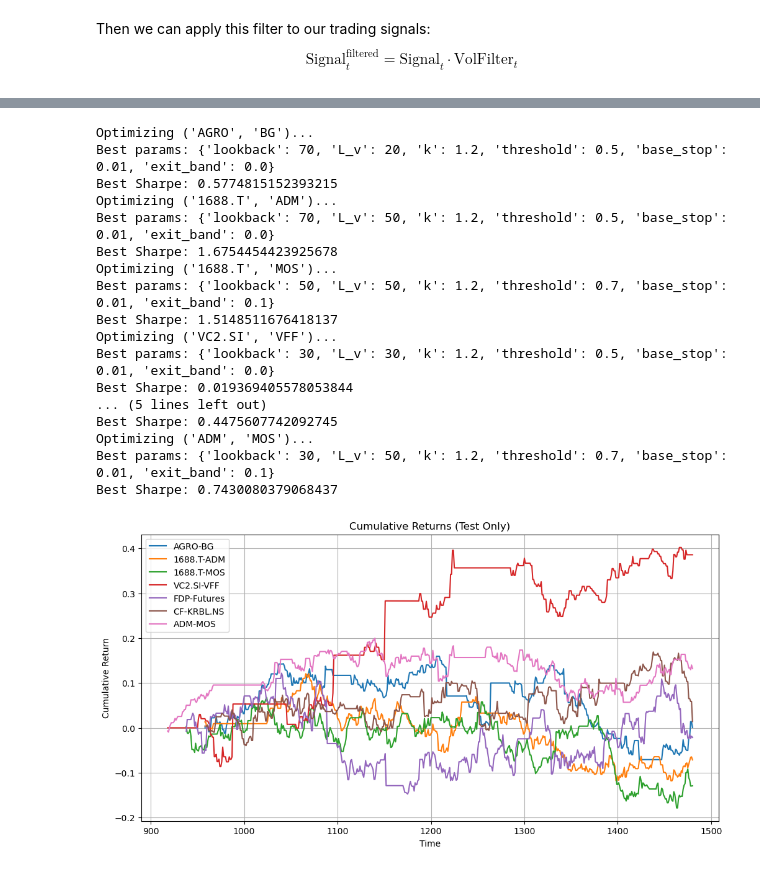
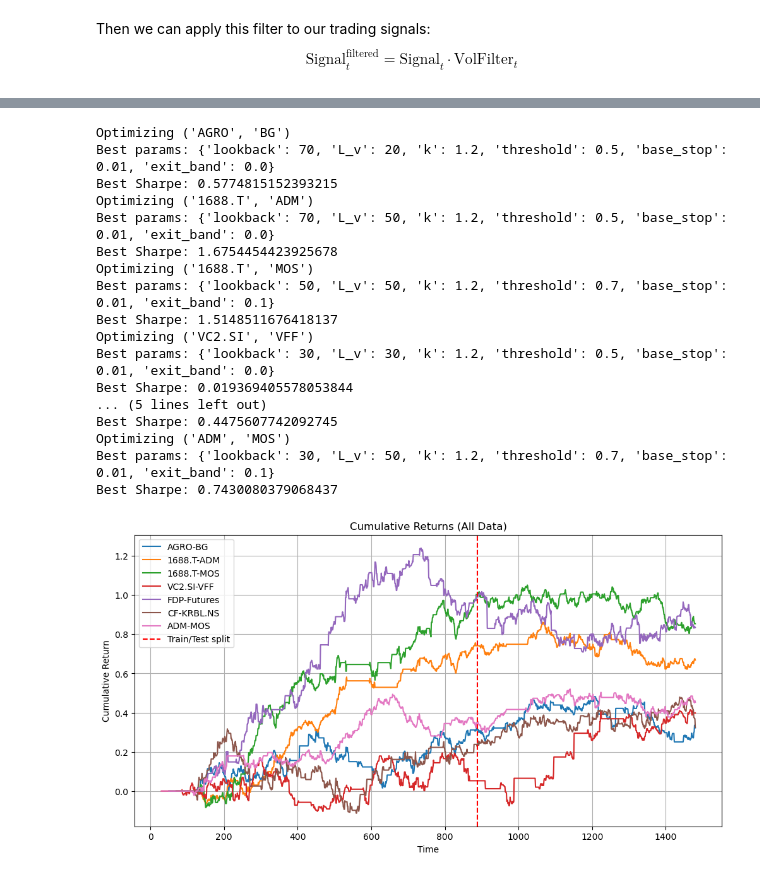
Before and after one commit to NatachaGsn/rice-trading-project, a Jupyter notebook: Trading_game2.ipynb, the cells around one changed output, grey strips where cells are left out. Saved outputs shown, nothing was run; the diff lists cells and outputs as text; code cells hidden in the pictures.

```diff
--- a/Trading_game2.ipynb
+++ b/Trading_game2.ipynb
@@ -194,8 +209,4 @@ is a stationary error term. To estimate we can use VECM estimation like in the c
 # %%
-#We keep only the cointegrated pairs
-
-Asset_cointegrated = results_df[results_df["Cointegrated"]== 1][["Asset 1", "Asset 2"]]
-
 #This function aim to estimate the mu and gamma coefficient for a cointegrated pair
 def estimate_coint_coeffs(Y):
 
@@ -205,7 +216,10 @@ def estimate_coint_coeffs(Y):
 
     X = np.column_stack([np.ones(len(Asset_2)), Asset_2])
 
-    beta = np.linalg.lstsq(X, Asset_1, rcond=None)[0]
+    try:
+        beta = np.linalg.lstsq(X, Asset_1, rcond=None)[0]
+    except np.linalg.LinAlgError:
+        return np.nan, np.nan
 
     mu = beta[0]
     gamma = beta[1]
@@ -543,3 +543,0 @@ for pair, Y in pairs_Y.items():
-# %%
-split_plot_idx = split_idx - 50  # lookback = 50
-time_index = Y.index[-len(cum_returns):]
@@ -631,14 +720,15 @@ def evaluate_strategy_train(Y, params):
         exit_band=params["exit_band"]
     )
 
+
     returns = res["returns"]
     split_idx = res["split_index"]
 
     train_returns = returns[:split_idx]
 
-    if np.nanstd(train_returns) == 0:
+    sharpe = sharpe_ratio(train_returns)
+
+    if np.isnan(sharpe):
         return -np.inf
 
-    sharpe = np.nanmean(train_returns) / np.nanstd(train_returns) * np.sqrt(252)
-
     return sharpe
@@ -681,7 +777,7 @@ best_params_all = {}
 
 for pair, Y in pairs_Y.items():
 
-    print(f"Optimizing {pair}...")
+    print(f"Optimizing {pair}")
 
     best_params, results_df = optimize_parameters(Y, param_grid)
 
@@ -690,65 +786,62 @@ for pair, Y in pairs_Y.items():
     print("Best params:", best_params)
     print("Best Sharpe:", results_df.iloc[0]["Sharpe"])
 # %% [output]
-Optimizing ('AGRO', 'BG')...
+Optimizing ('AGRO', 'BG')
 Best params: {'lookback': 70, 'L_v': 20, 'k': 1.2, 'threshold': 0.5, 'base_stop': 0.01, 'exit_band': 0.0}
 Best Sharpe: 0.5774815152393215
-Optimizing ('1688.T', 'ADM')...
+Optimizing ('1688.T', 'ADM')
 Best params: {'lookback': 70, 'L_v': 50, 'k': 1.2, 'threshold': 0.5, 'base_stop': 0.01, 'exit_band': 0.0}
 Best Sharpe: 1.6754454423925678
-Optimizing ('1688.T', 'MOS')...
+Optimizing ('1688.T', 'MOS')
 Best params: {'lookback': 50, 'L_v': 50, 'k': 1.2, 'threshold': 0.7, 'base_stop': 0.01, 'exit_band': 0.1}
 Best Sharpe: 1.5148511676418137
-Optimizing ('VC2.SI', 'VFF')...
+Optimizing ('VC2.SI', 'VFF')
 Best params: {'lookback': 30, 'L_v': 30, 'k': 1.2, 'threshold': 0.5, 'base_stop': 0.01, 'exit_band': 0.0}
 Best Sharpe: 0.019369405578053844
 ... (5 lines left out)
 Best Sharpe: 0.4475607742092745
-Optimizing ('ADM', 'MOS')...
+Optimizing ('ADM', 'MOS')
 Best params: {'lookback': 30, 'L_v': 50, 'k': 1.2, 'threshold': 0.7, 'base_stop': 0.01, 'exit_band': 0.1}
 Best Sharpe: 0.7430080379068437
 # %%
-import matplotlib.pyplot as plt
-import numpy as np
+plt.figure(figsize=(12,6))
 
-plt.figure(figsize=(12,6))
+split_date = None
 
 for pair, Y in pairs_Y.items():
 
     params = best_params_all[pair]
 
-    res = run_strategy(
-        Y,
-        lookback=params["lookback"],
-        L_v=params["L_v"],
-        k=params["k"],
-        threshold=params["threshold"],
-        transaction_cost=0.0,
-        split=0.6,
-        base_stop=params["base_stop"],
-        exit_band=params["exit_band"]
-    )
+    res = run_strategy(Y,lookback=params["lookback"],L_v=params["L_v"],k=params["k"],
+        threshold=params["threshold"],transaction_cost=0.0, split=0.6,
+        base_stop=params["base_stop"],exit_band=params["exit_band"])
 
+    if res is None:
+        continue
     returns = res["returns"]
-    split_idx = res["split_index"]
-
-    # TEST ONLY
-    test_returns = returns[split_idx:]
 
     # cumulative returns
-    cum_returns = np.nancumsum(test_returns)
+    cum_returns = np.nancumsum(returns)
 
-    # align time index
+    # align time index (important to avoid crash)
     time_index = Y.index[-len(cum_returns):]
 
     plt.plot(time_index, cum_returns, label=f"{pair[0]}-{pair[1]}")
 
-plt.title("Cumulative Returns (Test Only)")
+
+    if split_date is None:
+        split_idx = res["split_index"]
+        split_date = Y.index[split_idx]
+
+# red line train/test
+plt.axvline(x=split_date, color='red', linestyle='--', label='Train/Test split')
+
+plt.title("Cumulative Returns (All Data)")
 plt.xlabel("Time")
 plt.ylabel("Cumulative Return")
 plt.legend()
 plt.grid()
 
 plt.show()
 # %% [output]
-[figure, old version]
+[figure, new version]
```
Also changed, not shown: parts of 55 cells of this notebook.
